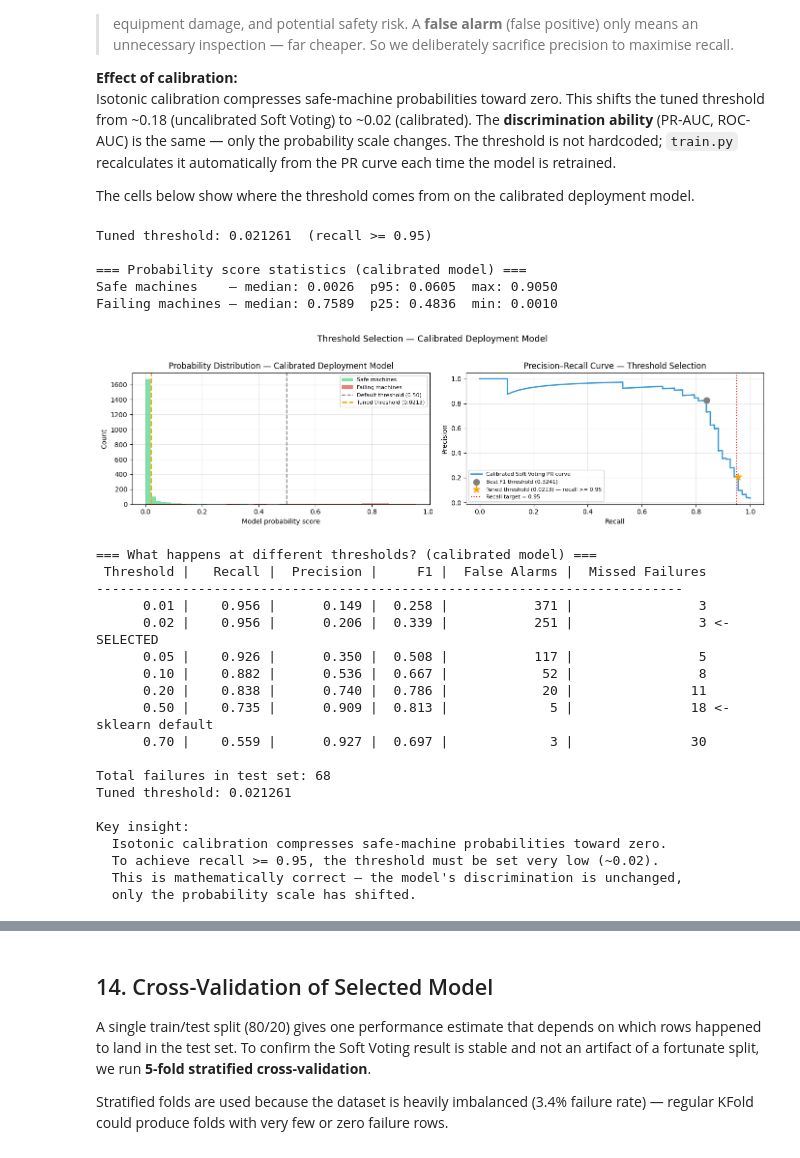
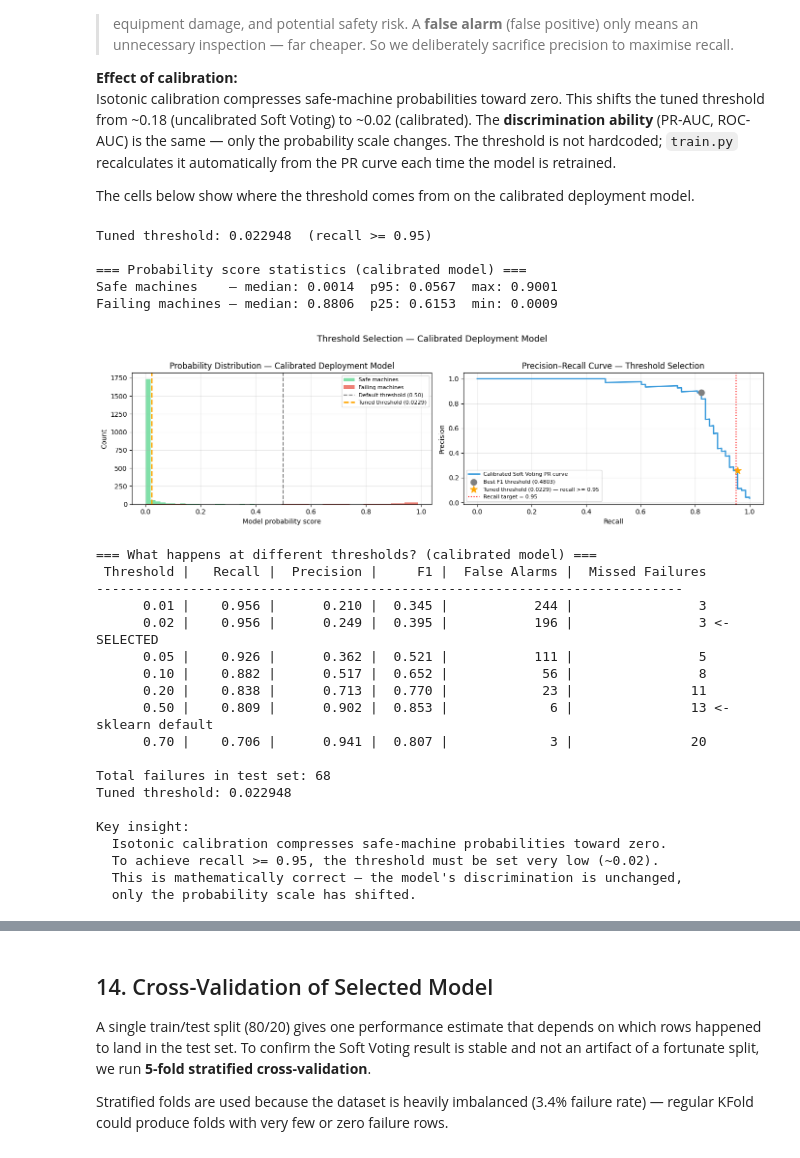
Before and after one commit to faizan97-malek/Capstone_Project_Damo-699, a Jupyter notebook: notebook/07_ensemble_deep_learning_comparison.ipynb, the cells around one changed output, grey strips where cells are left out. Cells and saved outputs as stored; diff of their text form; code cells hidden in the pictures.

Commit message:
updated notebook 07 with deep learning models

```diff
--- a/notebook/07_ensemble_deep_learning_comparison.ipynb
+++ b/notebook/07_ensemble_deep_learning_comparison.ipynb
@@ -577,5 +606,5 @@ This is the **exact configuration** used in `src/train.py`. Running this cell pr
 # %%
-# Deployment model: matches src/train.py exactly
+# Deployment model: RF + GB + MLP soft voting
 
 rf_deploy = RandomForestClassifier(
     n_estimators=400,
@@ -584,25 +613,36 @@ rf_deploy = RandomForestClassifier(
     random_state=RANDOM_STATE,
     n_jobs=-1,
 )
-gb_deploy = GradientBoostingClassifier(random_state=RANDOM_STATE)
-lr_deploy = LogisticRegression(
-    max_iter=3000,
-    class_weight="balanced",
-    solver="liblinear",
-    random_state=RANDOM_STATE,
+
+gb_deploy = GradientBoostingClassifier(
+    random_state=RANDOM_STATE
 )
 
+mlp_deploy = MLPClassifier(
+    hidden_layer_sizes=(64, 32),
+    max_iter=500,
+    random_state=RANDOM_STATE
+)
+
+# Calibrate RF only for more reliable probability estimates
 rf_cal = CalibratedClassifierCV(rf_deploy, method="isotonic", cv=3)
-lr_cal = CalibratedClassifierCV(lr_deploy, method="isotonic", cv=3)
 
 voting_deploy = VotingClassifier(
-    estimators=[("lr", lr_cal), ("rf", rf_cal), ("gb", gb_deploy)],
+    estimators=[
+        ("rf", rf_cal),
+        ("gb", gb_deploy),
+        ("mlp", mlp_deploy),
+    ],
     voting="soft",
-    weights=[1, 2, 2],
+    weights=[2, 2, 1],   # tree models slightly favoured
 )
 
-deploy_pipe = Pipeline([("preprocess", preprocess), ("clf", voting_deploy)])
-results.append(evaluate_pipeline("Weighted SoftVoting (calibrated, deploy)", deploy_pipe))
+deploy_pipe = Pipeline([
+    ("preprocess", preprocess),
+    ("clf", voting_deploy),
+])
+
+results.append(evaluate_pipeline("Weighted SoftVoting (RF+GB+MLP deploy)", deploy_pipe))
 # %% [markdown]
 ## 11. Full Comparison Table
 # %%
@@ -672,13 +712,15 @@ from the PR curve each time the model is retrained.
 
 The cells below show where the threshold comes from on the calibrated deployment model.
 # %%
-# Step 1: Get probabilities from the deployment (calibrated) modeldeploy_row = next(r for r in results if r["model"] == "Weighted SoftVoting (calibrated, deploy)")
+# Step 1: Get probabilities from the deployment model
+deploy_row = next(r for r in results if r["model"] == "Weighted SoftVoting (RF+GB+MLP deploy)")
 deploy_pipeline = deploy_row["pipeline"]
 
 y_prob_deploy = deploy_pipeline.predict_proba(X_test)[:, 1]
 precision_vals, recall_vals, thresholds = precision_recall_curve(y_test, y_prob_deploy)
 
-# Step 2: Show raw probability distributionssafe_probs = y_prob_deploy[y_test.values == 0]
+# Step 2: Show raw probability distributions
+safe_probs = y_prob_deploy[y_test.values == 0]
 fail_probs = y_prob_deploy[y_test.values == 1]
 
 # Find recall >= 0.95 threshold
@@ -705,41 +747,40 @@ axes[0].set_ylabel("Count")
 axes[0].set_title("Probability Distribution — Calibrated Deployment Model")
 axes[0].legend(fontsize=8)
 axes[0].grid(True, alpha=0.3)
 
 print("=== Probability score statistics (calibrated model) ===")
 print(f"Safe machines    — median: {np.median(safe_probs):.4f}  p95: {np.percentile(safe_probs, 95):.4f}  max: {safe_probs.max():.4f}")
 print(f"Failing machines — median: {np.median(fail_probs):.4f}  p25: {np.percentile(fail_probs, 25):.4f}  min: {fail_probs.min():.4f}")
 
 # Right: PR curve with threshold marked
 axes[1].plot(recall_vals, precision_vals, color="#3498db", linewidth=2, label="Calibrated Soft Voting PR curve")
 axes[1].scatter(recall_vals[best_f1_idx], precision_vals[best_f1_idx],
                 color="grey", zorder=5, s=80,
                 label=f"Best F1 threshold ({thresholds[best_f1_idx]:.4f})")
 axes[1].scatter(recall_vals[tuned_idx], precision_vals[tuned_idx],
                 color="orange", zorder=6, s=120, marker="*",
                 label=f"Tuned threshold ({tuned_threshold:.4f}) — recall >= {RECALL_TARGET}")
 axes[1].axvline(RECALL_TARGET, color="red", linestyle=":", linewidth=1.5,
                 label=f"Recall target = {RECALL_TARGET}")
 axes[1].set_xlabel("Recall")
 axes[1].set_ylabel("Precision")
 axes[1].set_title("Precision–Recall Curve — Threshold Selection")
 axes[1].legend(fontsize=8)
 axes[1].grid(True, alpha=0.3)
 
 plt.suptitle("Threshold Selection — Calibrated Deployment Model", fontsize=13, y=1.02)
 plt.tight_layout()
 plt.show()
 # %% [output]
-Tuned threshold: 0.021261  (recall >= 0.95)
+Tuned threshold: 0.022948  (recall >= 0.95)
 
 === Probability score statistics (calibrated model) ===
-Safe machines    — median: 0.0026  p95: 0.0605  max: 0.9050
-Failing machines — median: 0.7589  p25: 0.4836  min: 0.0010
+Safe machines    — median: 0.0014  p95: 0.0567  max: 0.9001
+Failing machines — median: 0.8806  p25: 0.6153  min: 0.0009
-[figure, old version]
+[figure, new version]
 # %%
-# Threshold comparison table — calibrated deployment model
-
-print("=== What happens at different thresholds? (calibrated model) ===")
+# Threshold comparison table — deployment ensemble with calibrated RF
+print("=== What happens at different thresholds? (deployment ensemble with calibrated RF) ===")
 print(f"{'Threshold':>10} | {'Recall':>8} | {'Precision':>10} | {'F1':>6} | {'False Alarms':>13} | {'Missed Failures':>16}")
 print("-" * 75)
 
@@ -766,24 +807,24 @@ print(f"Total failures in test set: {y_test.sum()}")
 print(f"Tuned threshold: {tuned_threshold:.6f}")
 print()
 print("Key insight:")
-print(f"  Isotonic calibration compresses safe-machine probabilities toward zero.")
+print(f"  RF isotonic calibration shifts part of the ensemble probability distribution,")
+print(f"  especially for safe machines.")
 print(f"  To achieve recall >= 0.95, the threshold must be set very low (~0.02).")
-print(f"  This is mathematically correct — the model's discrimination is unchanged,")
-print(f"  only the probability scale has shifted.")
+print(f"  This is expected — the discrimination remains strong, while the score scale changes.")
 # %% [output]
 === What happens at different thresholds? (calibrated model) ===
  Threshold |   Recall |  Precision |     F1 |  False Alarms |  Missed Failures
 ---------------------------------------------------------------------------
-      0.01 |    0.956 |      0.149 |  0.258 |           371 |                3
-      0.02 |    0.956 |      0.206 |  0.339 |           251 |                3 <- SELECTED
-      0.05 |    0.926 |      0.350 |  0.508 |           117 |                5
-      0.10 |    0.882 |      0.536 |  0.667 |            52 |                8
-      0.20 |    0.838 |      0.740 |  0.786 |            20 |               11
-      0.50 |    0.735 |      0.909 |  0.813 |             5 |               18 <- sklearn default
-      0.70 |    0.559 |      0.927 |  0.697 |             3 |               30
+      0.01 |    0.956 |      0.210 |  0.345 |           244 |                3
+      0.02 |    0.956 |      0.249 |  0.395 |           196 |                3 <- SELECTED
+      0.05 |    0.926 |      0.362 |  0.521 |           111 |                5
+      0.10 |    0.882 |      0.517 |  0.652 |            56 |                8
+      0.20 |    0.838 |      0.713 |  0.770 |            23 |               11
+      0.50 |    0.809 |      0.902 |  0.853 |             6 |               13 <- sklearn default
+      0.70 |    0.706 |      0.941 |  0.807 |             3 |               20
 
 Total failures in test set: 68
-Tuned threshold: 0.021261
+Tuned threshold: 0.022948
 
 Key insight:
   Isotonic calibration compresses safe-machine probabilities toward zero.
```
Also changed, not shown: parts of 11 cells of this notebook, 3 other files.
